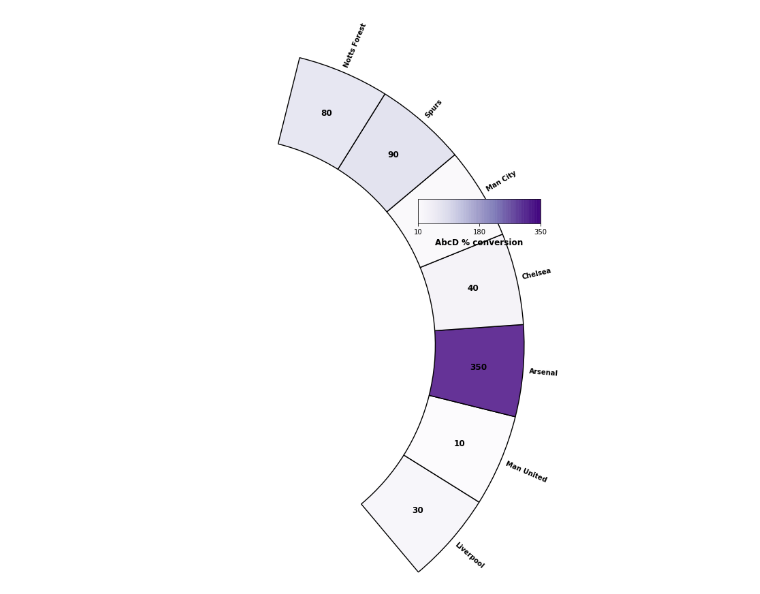
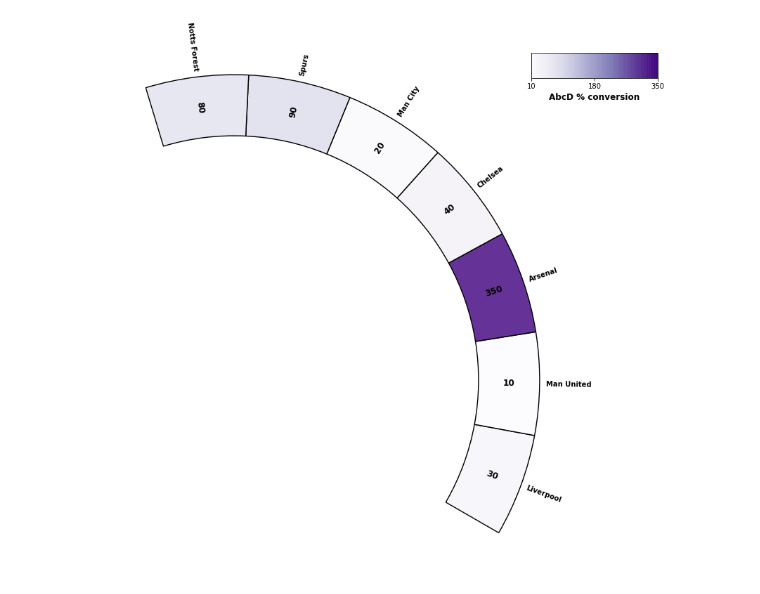
Before and after one commit to connectedblue/pdext_collection, a Jupyter notebook: pie_wedge/substrate.ipynb, the cells around one changed output. Cells and saved outputs as stored; diff of their text form; code cells hidden in the pictures.

Commit message:
correct label orientation depending on wedge angle

```diff
--- a/pie_wedge/substrate.ipynb
+++ b/pie_wedge/substrate.ipynb
@@ -38,8 +38,9 @@ fig, ax = plt.subplots(figsize=(10,10))
 
 alpha = 0.8
 
-wedge_percent = 0.35
-startang = -50
+wedge_percent = 0.38
+startang = -30
+legend_gap = 1.15
 
 col_values = [30, 10, 350, 40, 20, 90, 80]
 
@@ -58,9 +59,10 @@ vmax=max(col_values)
 
 
 radius = 2
-width = 0.6
+width = 0.4
 
 label_distance = 1 + 0.02
+
 
 outer_labels = ax.pie(pie_values,
                     radius=radius,
@@ -71,42 +73,60 @@ outer_labels = ax.pie(pie_values,
                     rotatelabels=True,
                     textprops=dict(fontsize='medium',
                                    weight="semibold",
-                                   va='center', ha='left',
+                                   va='center',
                                    wrap=True))
+
+# Set correct ha for all wedge angles
+
+slice_angle = 360*wedge_percent/slices
+
+for i, s in enumerate(outer_labels[1]):
+    angle = startang + (i+0.5)*slice_angle
+    if -90 <= angle <= 90:
+        s.set_ha('left')
+    else:
+        s.set_ha('right')
+
+
+#outer_labels[1][4].set_ha('right')
+
+
 
 # Do the wedges
 norm = mpl.colors.Normalize(vmin=vmin, vmax=vmax, clip=True)
 mapper = ScalarMappable(norm=norm, cmap="Purples")
 
 labels = [str(c) for c in col_values]
 
 
 width = min(width, radius)
 label_distance = (radius - width/2)/radius
 
 outer_circle=ax.pie(pie_values,
                     radius=radius,
                     startangle=startang,
                     colors=mapper.to_rgba(col_values, alpha=alpha),
                     labels=labels,
-                    rotatelabels=False,
+                    rotatelabels=True,
                     labeldistance=label_distance,
                     wedgeprops=dict(width=width,
                                     edgecolor='k',linewidth= 1.4),
                     textprops=dict(fontsize='large',weight="semibold",
-                                   va='center', ha='center',
-                                   linespacing=3))
+                                   va='center', ha='center',wrap=True))
 
 #outer_circle[0][which_wedge].set_alpha(0)
 
-ax2cmap2 = plt.axes([0.90, 0.75, 0.25, 0.05])
+legend_x_start = 0.1
+legend_y_start = 0.1
+
+ax2cmap2 = plt.axes([1+legend_x_start, 1+legend_y_start, 0.25, 0.05])
 
 ticks = [vmin, int((vmin+vmax)/2), vmax]
 tick_labels = [str(l) for l in ticks]
 
 cbar1 = plt.colorbar(mapper,cax=ax2cmap2, orientation="horizontal",ticks=ticks, alpha=alpha)
 cbar1.ax.set_xticklabels(tick_labels)
 
 cbar1.set_label(OUTERLABEL,weight='bold',fontsize=12)
 # %% [output]
-[figure, old version]
+[figure, new version]
```
Also changed, not shown: parts of 2 cells of this notebook.
